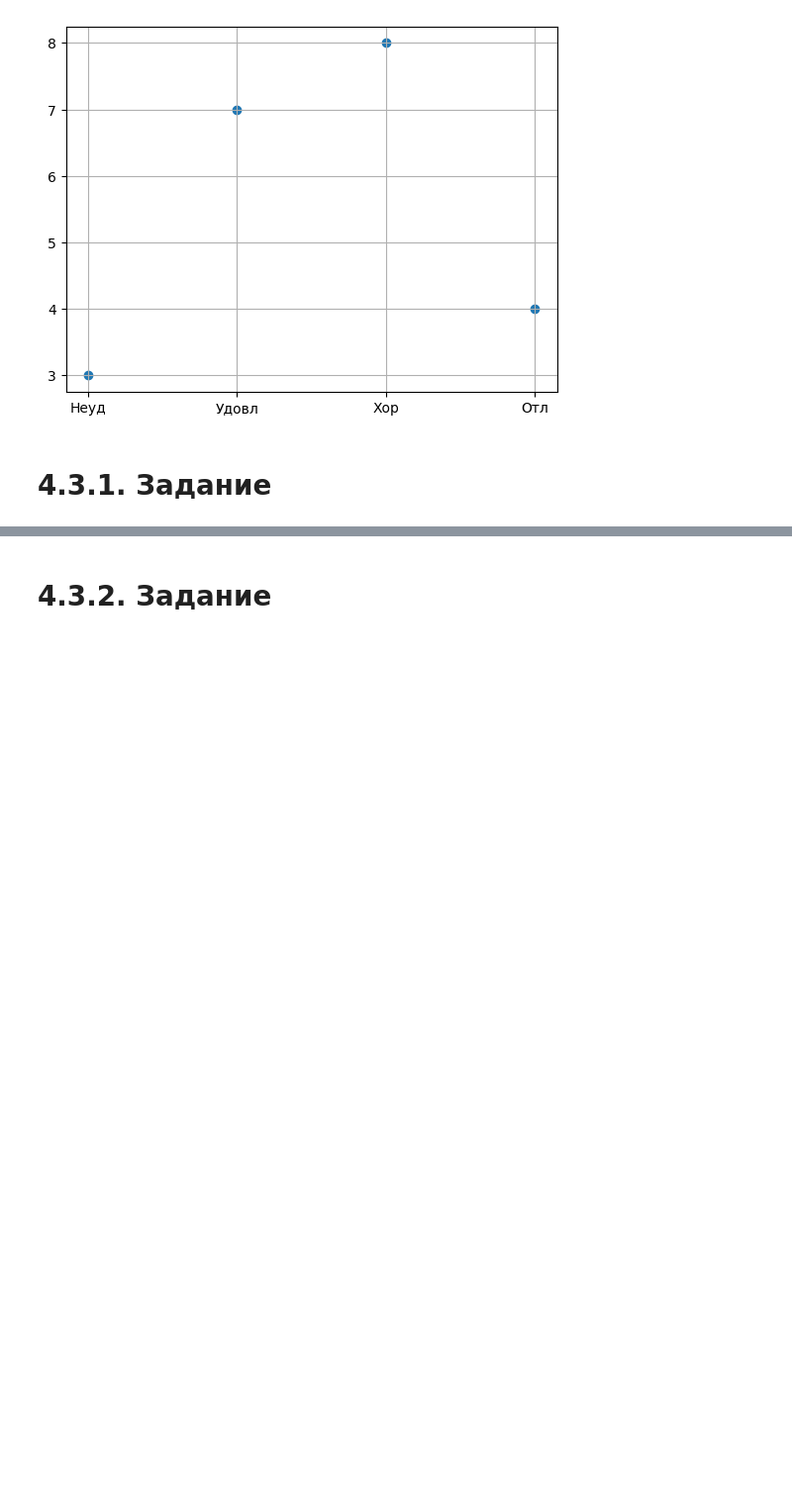
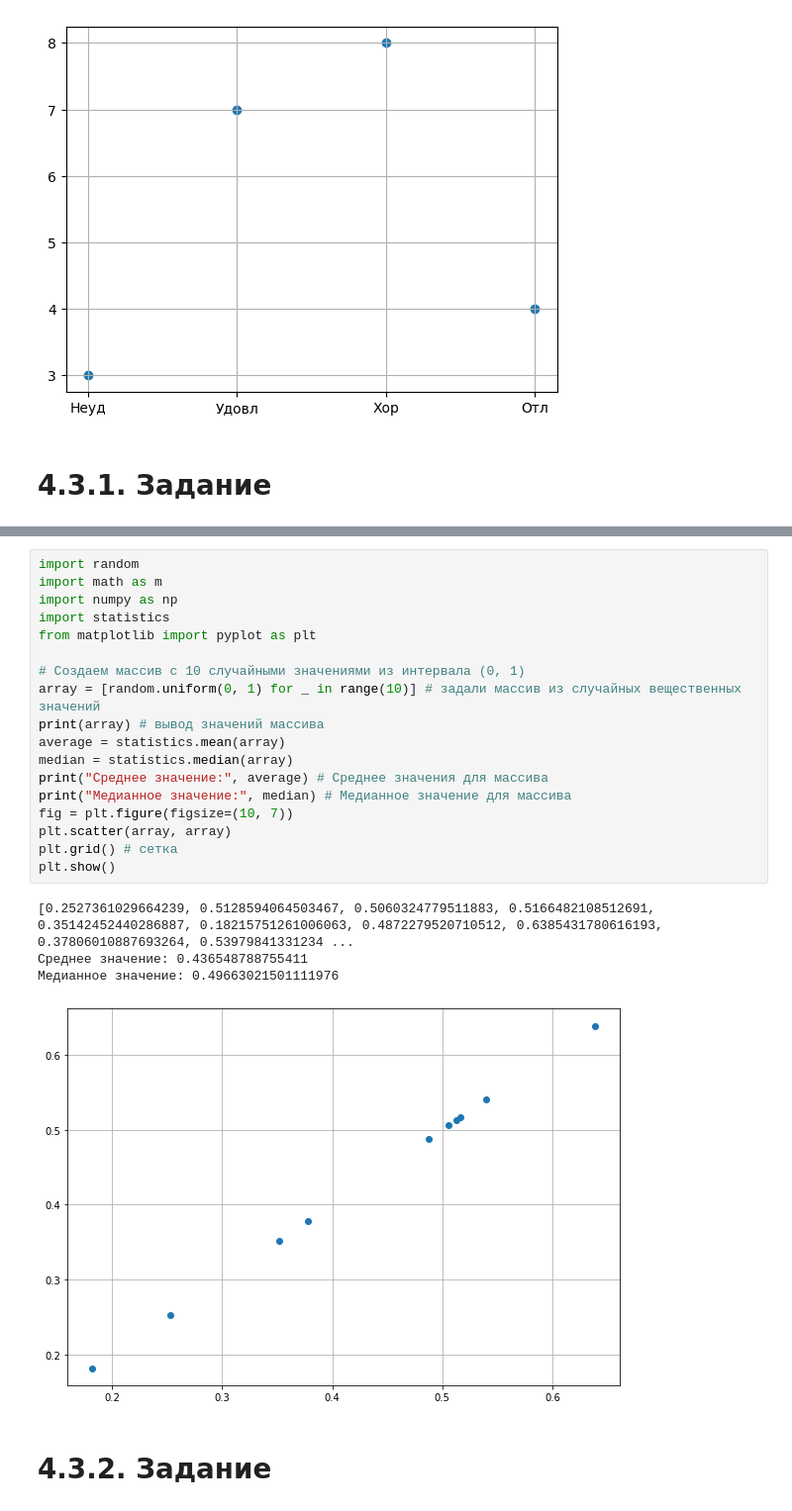
Before and after one commit to Kirill010/RTU-MIREA, a Jupyter notebook: 1 курс/2 семестр/Искусственный интеллект/рабочая тетрадь 1 файлы/Kim_K_Workbook1.ipynb, the cells around one changed output, grey strips where cells are left out. Shown at 99% size. Cells and saved outputs as stored; diff of their text form; blank space fills up the shorter version.

```diff
--- a/1 курс/2 семестр/Искусственный интеллект/рабочая тетрадь 1 файлы/Kim_K_Workbook1.ipynb
+++ b/1 курс/2 семестр/Искусственный интеллект/рабочая тетрадь 1 файлы/Kim_K_Workbook1.ipynb
@@ -219,2 +271,25 @@ plt.scatter(marks, data)
+# %%
+import random
+import math as m
+import numpy as np
+import statistics
+from matplotlib import pyplot as plt
+
+# Создаем массив с 10 случайными значениями из интервала (0, 1)
+array = [random.uniform(0, 1) for _ in range(10)] # задали массив из случайных вещественных значений
+print(array) # вывод значений массива
+average = statistics.mean(array)
+median = statistics.median(array)
+print("Среднее значение:", average) # Среднее значения для массива
+print("Медианное значение:", median) # Медианное значение для массива
+fig = plt.figure(figsize=(10, 7))
+plt.scatter(array, array)
+plt.grid() # сетка
+plt.show()
+# %% [output]
+[0.2527361029664239, 0.5128594064503467, 0.5060324779511883, 0.5166482108512691, 0.35142452440286887, 0.18215751261006063, 0.4872279520710512, 0.6385431780616193, 0.37806010887693264, 0.53979841331234 ...
+Среднее значение: 0.436548788755411
+Медианное значение: 0.49663021501111976
+[figure, added]
 # %% [markdown]
 # 4.3.2. Задание
```
Also changed, not shown: parts of 36 cells of this notebook.
